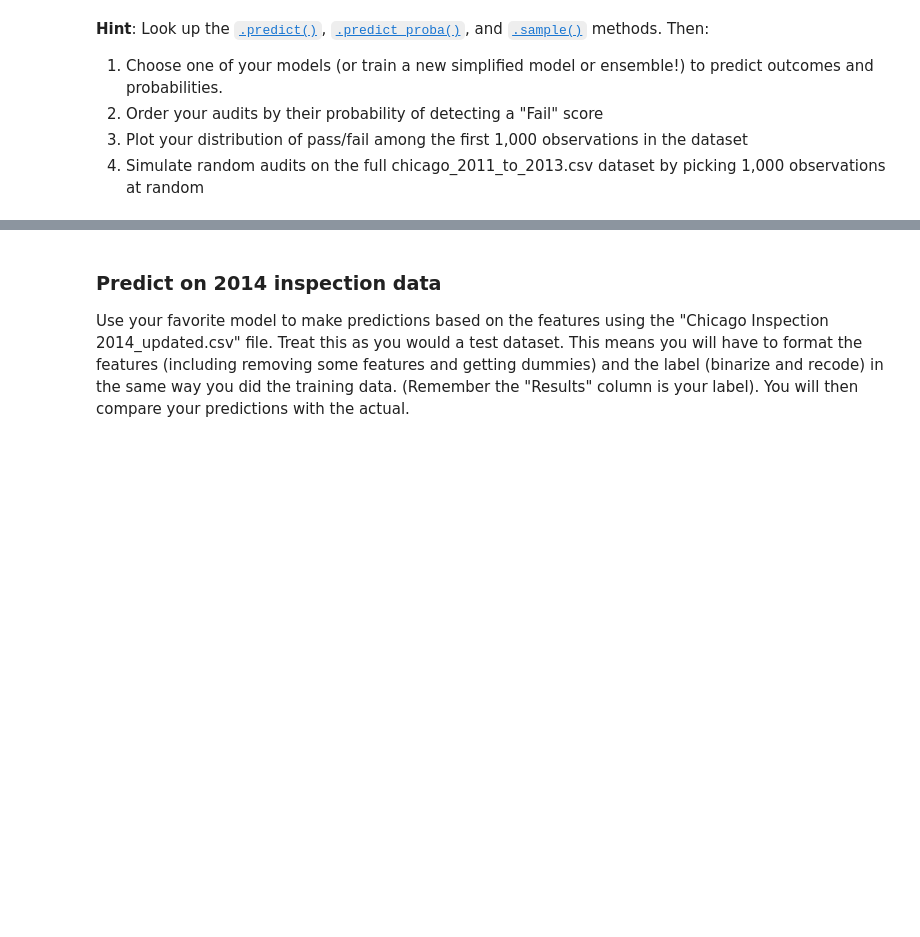
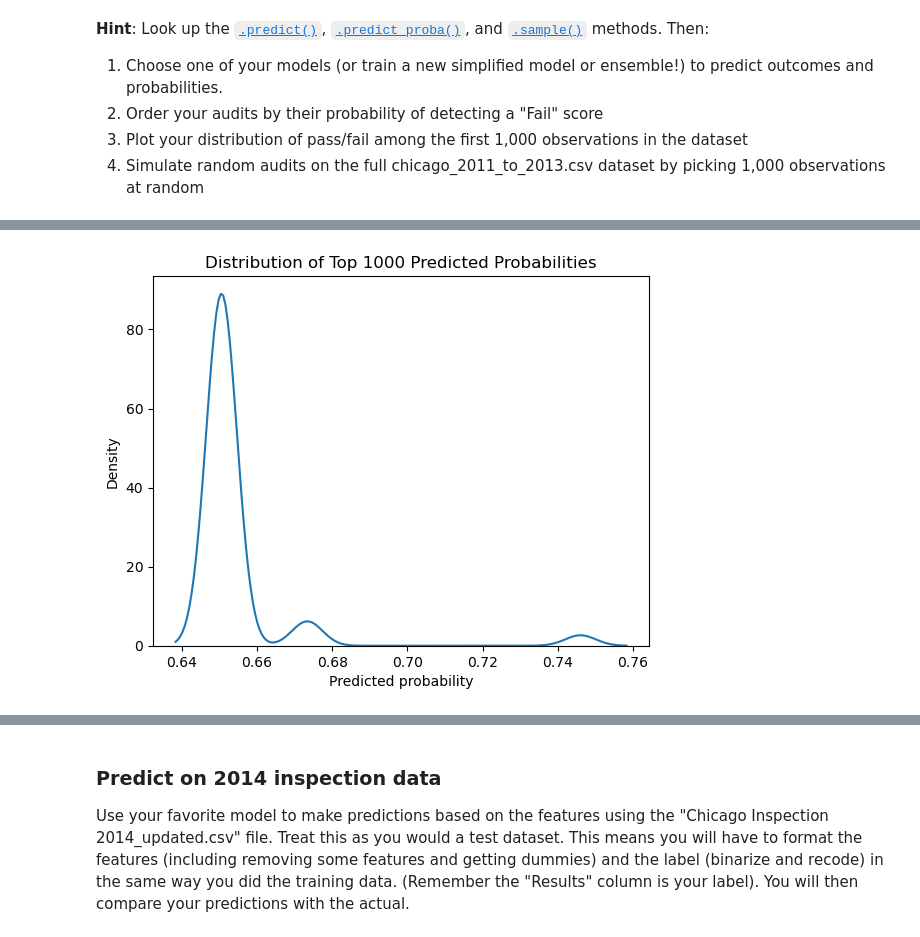
Before and after one commit to john-halifax/Computational-Social-Science-Projects, a Jupyter notebook: Project 3/Project 3 Students.ipynb, the cells around one changed output, grey strips where cells are left out. Cells and saved outputs as stored; diff of their text form; code cells hidden in the pictures; blank space fills up the shorter version.

Commit message:
worked through top preds

```diff
--- a/Project 3/Project 3 Students.ipynb
+++ b/Project 3/Project 3 Students.ipynb
@@ -364,7 +399,16 @@ Use tools like coefficient plots or feature importance plots to investigate your
 #
 # 1. Choose one of your models (or train a new simplified model or ensemble!) to predict outcomes and probabilities.
 # -----------
+df_preds=X.copy()
+df_preds["rownum"] = np.arange(len(df_preds))
+df_preds["pred_prob"]=ada_grid.best_estimator_.predict_proba(X)[:,1]
+df_preds["pred"]=ada_grid.best_estimator_.predict(X)
+df_preds["ID"]=df_preds.index
 # %%
 #
 # 2. Order your audits by their probability of detecting a "Fail" score
 # -----------
+df_best_1000=df_preds.sort_values("pred_prob",ascending=False)
+df_best_1000=df_best_1000.head(1000)
+best_1000=df_best_1000[["ID","rownum","pred_prob","pred"]].reset_index(drop=True)
+best_1000.head()
@@ -371,7 +422,14 @@ Use tools like coefficient plots or feature importance plots to investigate your
 # %%
 #
 # 3. Plot your distribution of pass/fail among the first 1,000 observations in the dataset
 # -----------
+sns.kdeplot(best_1000["pred_prob"])
+plt.xlabel("Predicted probability")
+plt.ylabel("Density")
+plt.title("Distribution of Top 1000 Predicted Probabilities")
+plt.show()
+# %% [output]
+[figure, added]
 # %%
 #
 # 4. Simulate random audits on the full chicago_2011_to_2013.csv dataset by picking 1,000 observations at random
```
Also changed, not shown: parts of 7 cells of this notebook.
